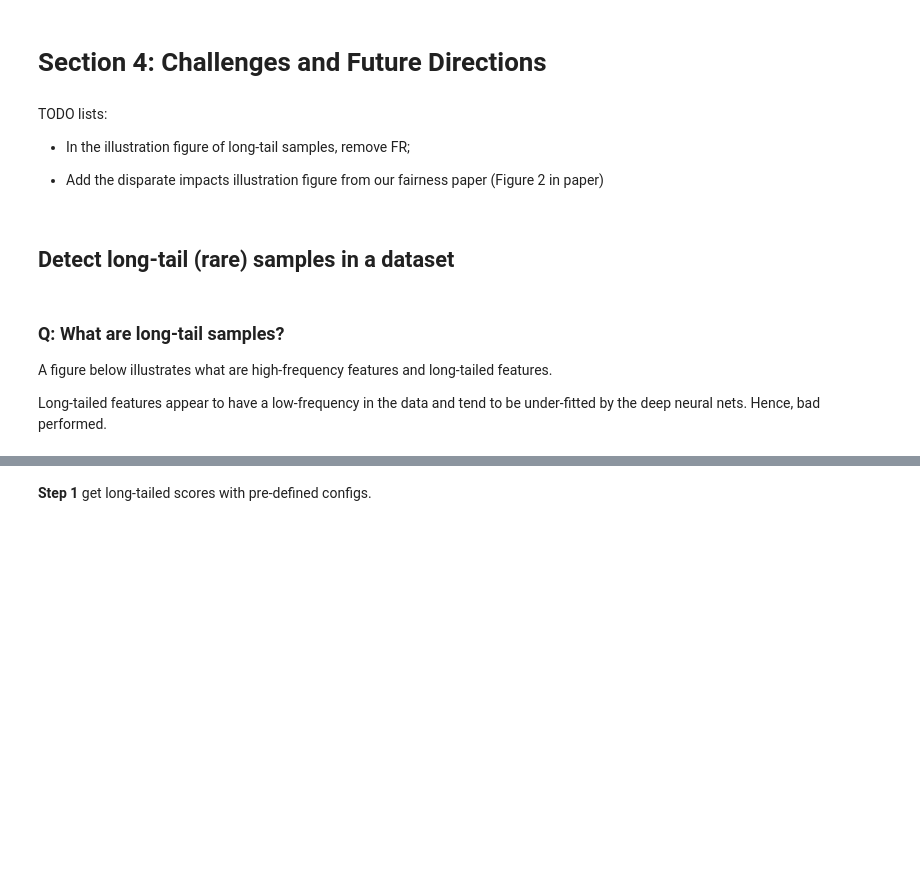
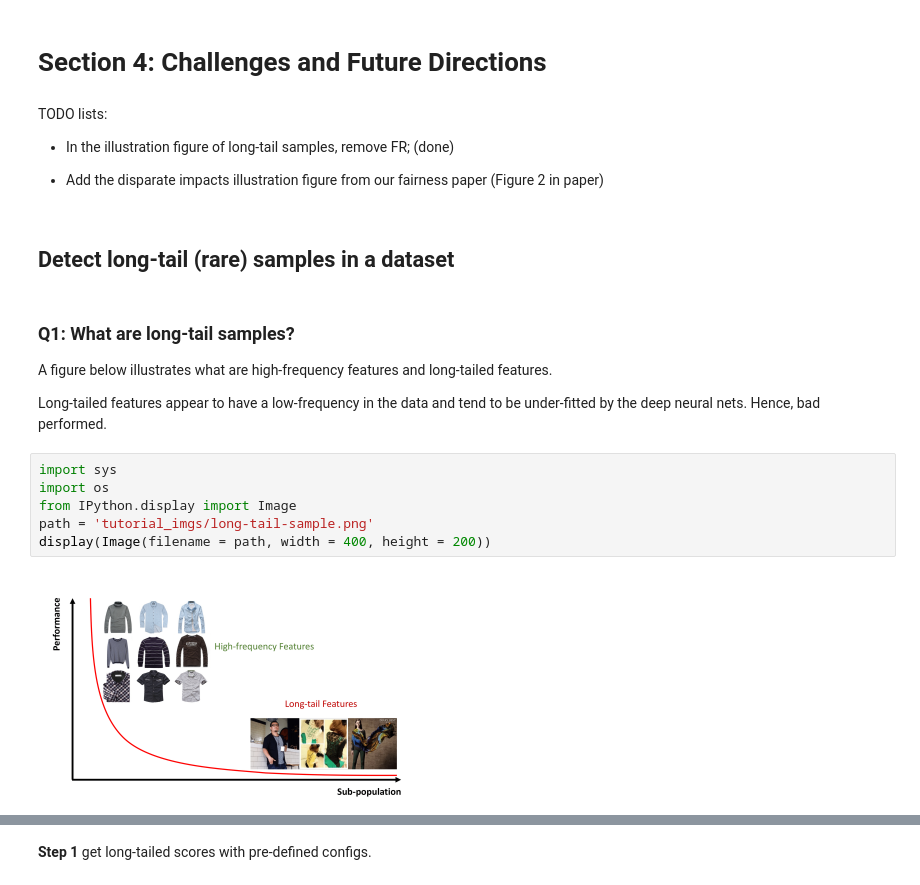
Before and after one commit to Docta-ai/IJCAI-tutorial, a Jupyter notebook: Sec4_challenge_future.ipynb, the cells around one changed output, grey strips where cells are left out. Drawn from its saved outputs; the diff is of its cells as text; blank space fills up the shorter version.

```diff
--- a/Sec4_challenge_future.ipynb
+++ b/Sec4_challenge_future.ipynb
@@ -3,14 +3,22 @@
 # %% [markdown]
 TODO lists:
 
-* In the illustration figure of long-tail samples, remove FR;
+* In the illustration figure of long-tail samples, remove FR; (done)
 
 * Add the disparate impacts illustration figure from our fairness paper (Figure 2 in paper)
 # %% [markdown]
 ## Detect long-tail (rare) samples in a dataset
 # %% [markdown]
-### Q: What are long-tail samples?
+### Q1: What are long-tail samples?
 
 A figure below illustrates what are high-frequency features and long-tailed features.
 
 Long-tailed features appear to have a low-frequency in the data and tend to be under-fitted by the deep neural nets. Hence, bad performed.
+# %%
+import sys
+import os
+from IPython.display import Image
+path = 'tutorial_imgs/long-tail-sample.png'
+display(Image(filename = path, width = 400, height = 200))
+# %% [output]
+[figure, added]
```
Also changed, not shown: parts of 15 cells of this notebook, 2 other files.
